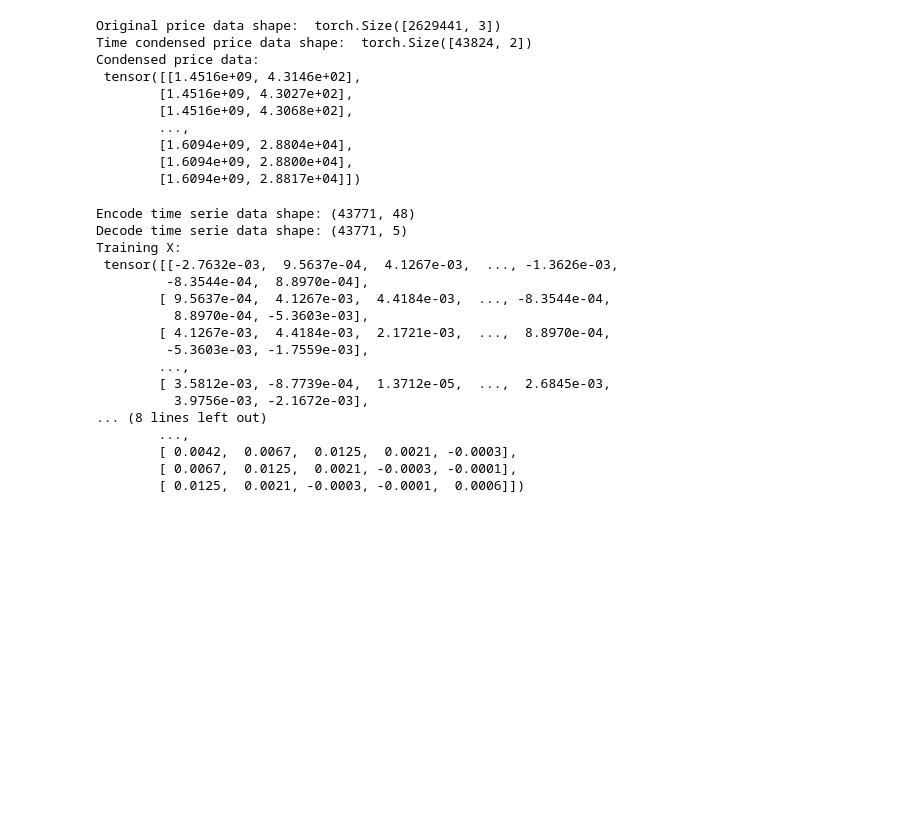
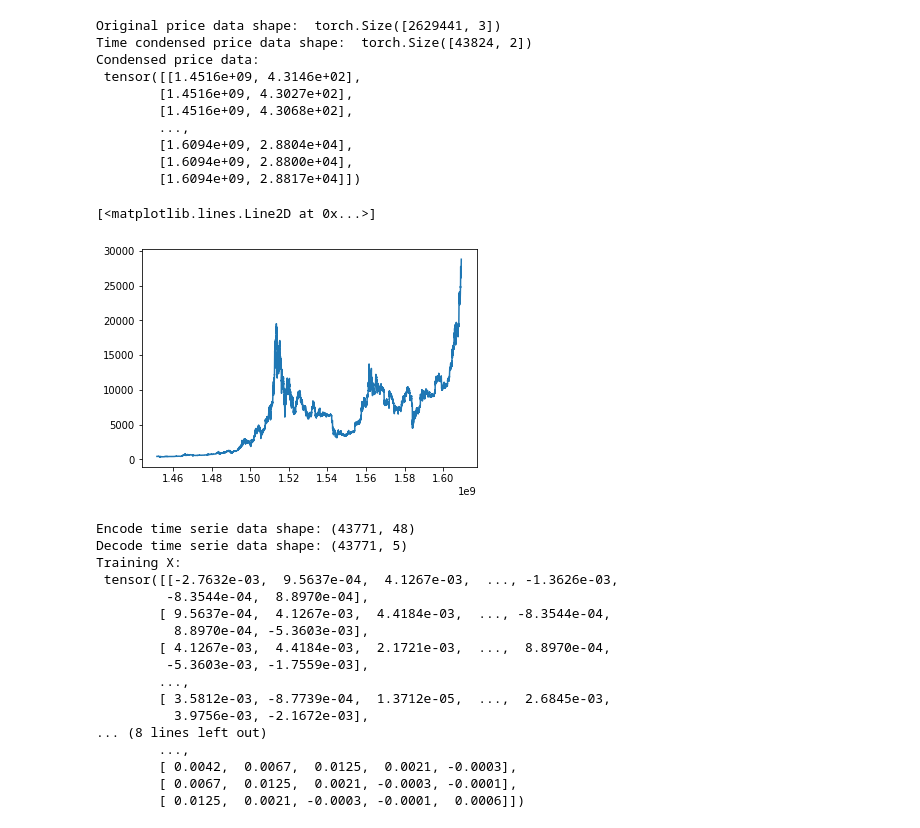
Before and after one commit to yuc016/PricePredictor, a Jupyter notebook: data/kaggle/make_training_data.ipynb, the cells around one changed output. Saved outputs shown, nothing was run; the diff lists cells and outputs as text; code cells hidden in the pictures; blank space fills up the shorter version.

```diff
--- a/data/kaggle/make_training_data.ipynb
+++ b/data/kaggle/make_training_data.ipynb
@@ -87,6 +88,12 @@ Condensed price data:
         [1.6094e+09, 2.8804e+04],
         [1.6094e+09, 2.8800e+04],
         [1.6094e+09, 2.8817e+04]])
+# %%
+plt.plot(condensed_prices_tensor[:,0], condensed_prices_tensor[:,
+1], label="Prices")
+# %% [output]
+[<matplotlib.lines.Line2D at 0x...>]
+[figure, added]
 # %%
 # Make input time serie data and target time serie data tensor
 X_shape = (condensed_prices_tensor.shape[0] - NUM_ENCODE_TIME_STEPS - NUM_DECODE_TIME_STEPS, NUM_ENCODE_TIME_STEPS)
```
Also changed, not shown: parts of 2 cells of this notebook, 6 other files.
